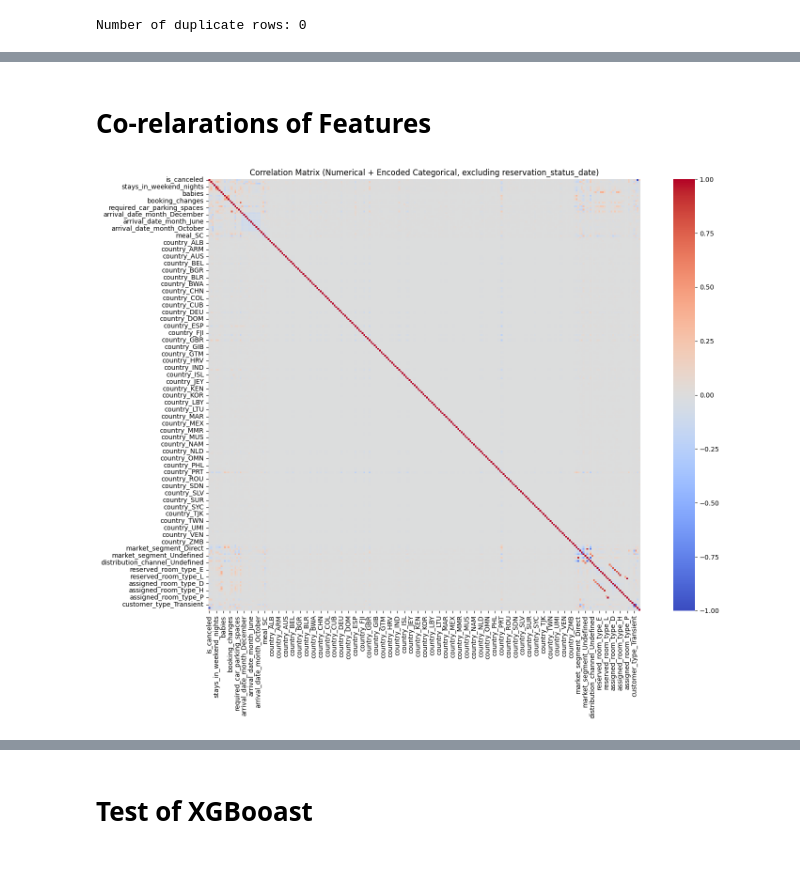
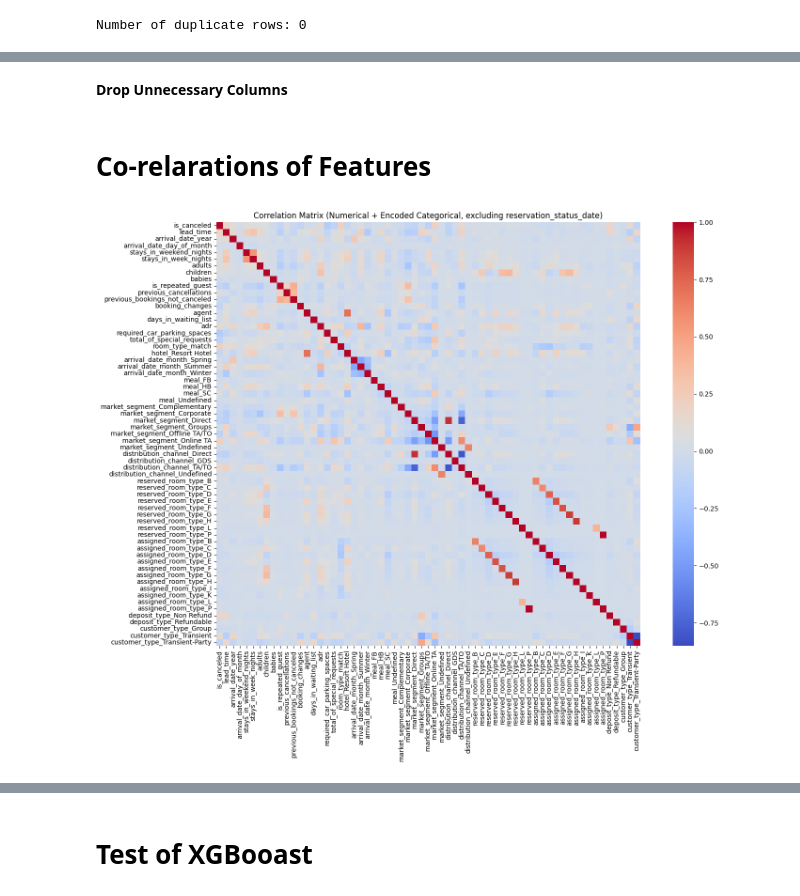
Before and after one commit to pakkei1212/SMU_AML_PROJ, a Jupyter notebook: Hotel_Bookings_EDA.ipynb, the cells around one changed output, grey strips where cells are left out. Saved outputs shown, nothing was run; the diff lists cells and outputs as text; code cells hidden in the pictures; blank space fills up the shorter version.

```diff
--- a/Hotel_Bookings_EDA.ipynb
+++ b/Hotel_Bookings_EDA.ipynb
@@ -241,34 +253,51 @@ hotel_data.head()
+# %%
+hotel_data['arrival_date_month'] = hotel_data['arrival_date_month'].map(season_map)
+# %%
+hotel_data['room_type_match'] = (hotel_data['reserved_room_type'] == hotel_data['assigned_room_type']).astype(int)
+# %%
+top_N_countries = hotel_data['country'].value_counts().nlargest(10).index
+hotel_data['country'] = hotel_data['country'].apply(lambda x: x if x in top_N_countries else 'Other')
+# %% [markdown]
+**Drop Unnecessary Columns**
+# %%
+dropped_cols = ['company',
+                'arrival_date_week_number',
+                'reservation_status_date',
+                'reservation_status',
+                'country'
+                ]
+hotel_data.drop(dropped_cols,inplace=True,axis=1)
 # %% [markdown]
 # Co-relarations of Features
 # %%
 import pandas as pd
 import seaborn as sns
 import matplotlib.pyplot as plt
 
 # Separate numeric and object columns
 numeric_data = hotel_data.select_dtypes(include=['int32', 'int64', 'float32', 'float64'])
-object_data = hotel_data.select_dtypes(include='object').drop(columns=['reservation_status_date'])
+object_data = hotel_data.select_dtypes(include='object')
 
 # One-hot encode object columns
 object_encoded = pd.get_dummies(object_data, drop_first=True)
 
 # Combine numeric and encoded object data
 combined_data = pd.concat([numeric_data, object_encoded], axis=1)
 
 # Fill missing values if any
 combined_data = combined_data.fillna(0)
 
 # Compute correlation matrix
 corr_matrix = combined_data.corr()
 
 # Plot heatmap
 plt.figure(figsize=(16, 12))
 sns.heatmap(corr_matrix, cmap='coolwarm', annot=False, fmt=".2f", square=True)
 plt.title("Correlation Matrix (Numerical + Encoded Categorical, excluding reservation_status_date)")
 plt.tight_layout()
 plt.show()
 # %% [output]
-[figure, old version]
+[figure, new version]
 # %%
 # Select upper triangle of correlation matrix (excluding diagonal)
 upper = corr_matrix.where(np.triu(np.ones(corr_matrix.shape), k=1).astype(bool))
```
Also changed, not shown: parts of 18 cells of this notebook.
